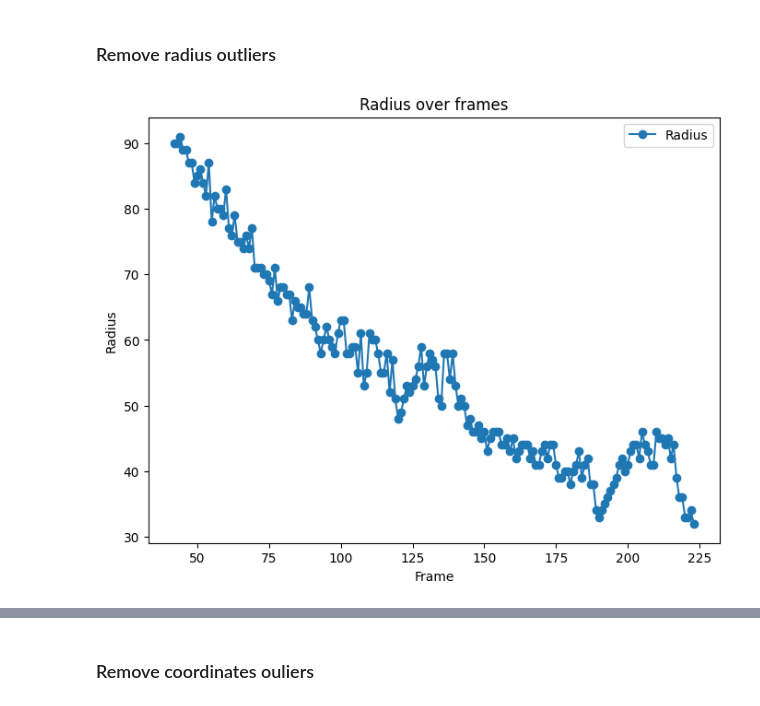
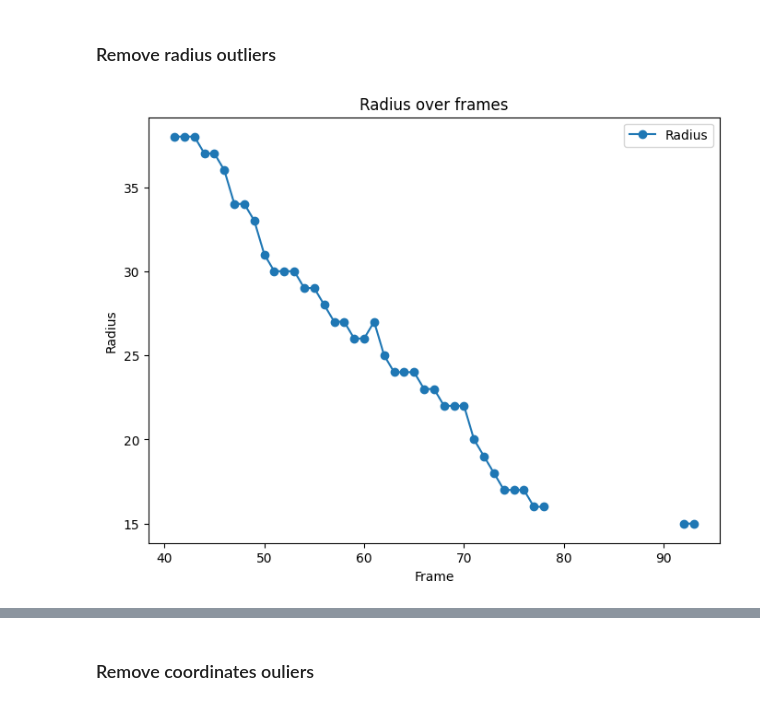
Before and after one commit to CorraPiano/bowling-analysis, a Jupyter notebook: notebook/ball_detection/Post-processing_outliers_1.ipynb, the cells around one changed output, grey strips where cells are left out. Cells and saved outputs as stored; diff of their text form; code cells hidden in the pictures.

```diff
--- a/notebook/ball_detection/Post-processing_outliers_1.ipynb
+++ b/notebook/ball_detection/Post-processing_outliers_1.ipynb
@@ -172,14 +172,14 @@ def plot_comparison_radius(df, df_cleaned):
 # %% [markdown]
 ### Remove radius outliers
 # %%
-VIDEO_NUMBER = "2"
+VIDEO_NUMBER = "1"
 PROJECT_ROOT = Path().resolve().parent.parent
 CSV_POSITIONS_FILE_PATH = str(PROJECT_ROOT / "notebook" / "ball_detection" / "intermediate_data" / f"Circle_positions_raw_{VIDEO_NUMBER}.csv")
 
 df = pd.read_csv(CSV_POSITIONS_FILE_PATH)
 plot_radius(df)
 # %% [output]
-[figure, old version]
+[figure, new version]
 # %%
 def decreasing_func(x, a, b, c):
     return a * np.exp(-b * x) + c  # Pure exponential decay function
```
Also changed, not shown: parts of 11 cells of this notebook, 50 other files.
